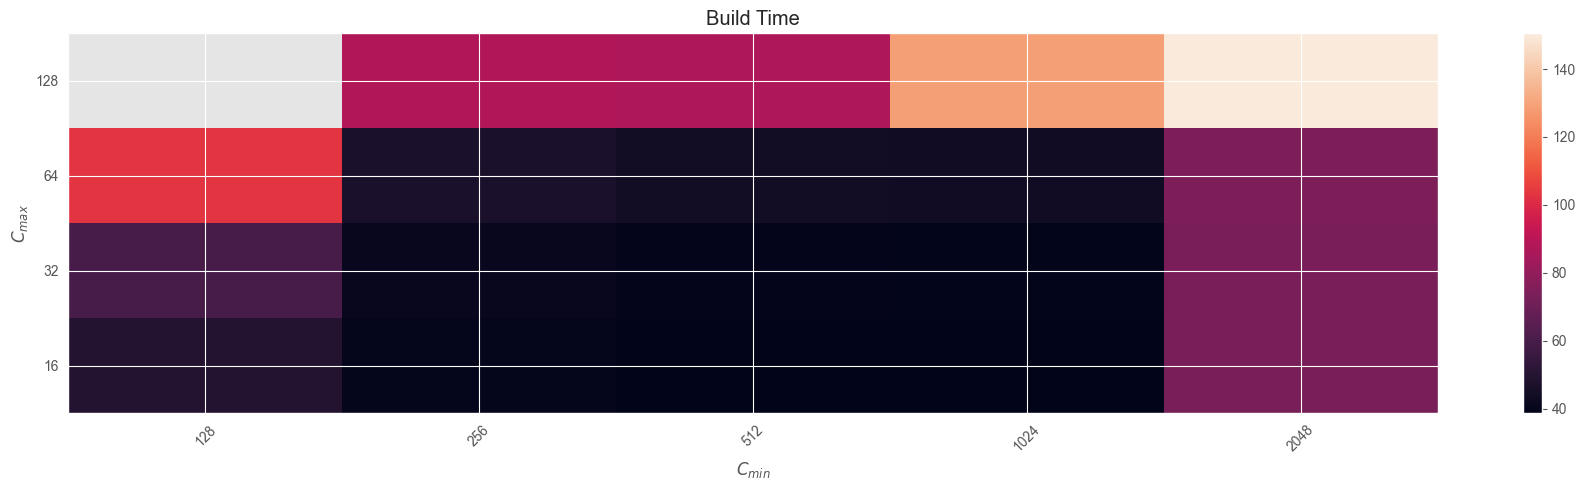
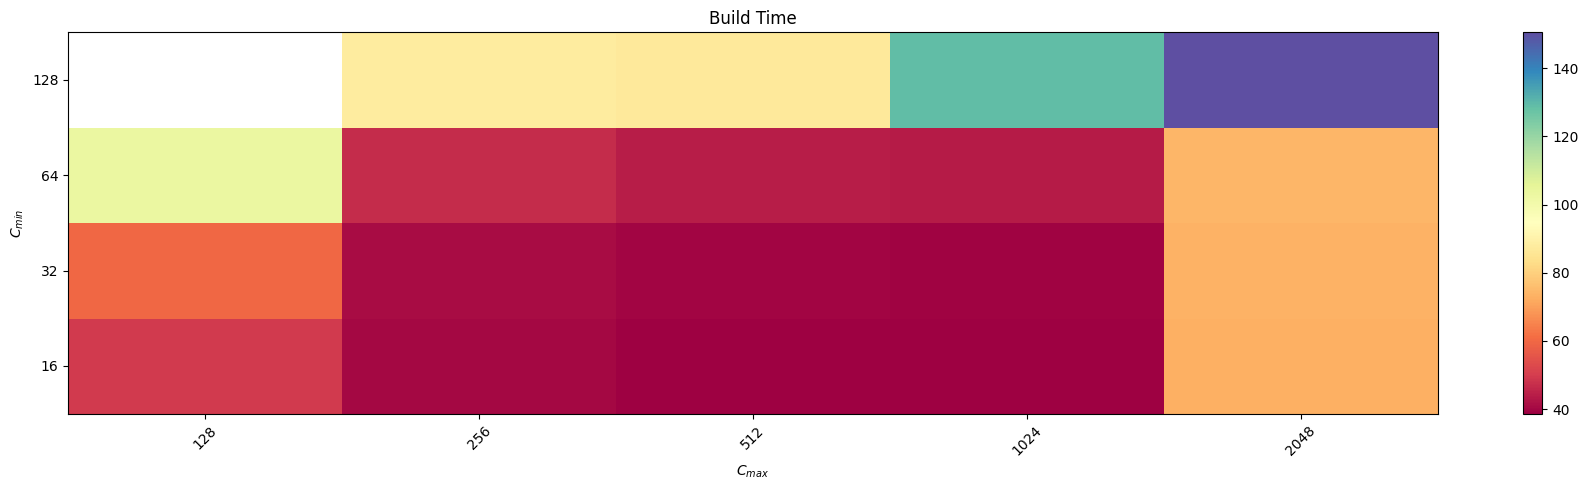
The notebook cell's code change between the first figure and the second:
--- before
+++ after
@@ -1,2 +1,4 @@
+import matplotlib.colors as mcolors
+import seaborn as sns
 df = pd.read_csv("./results/cmaxcmin.csv")
 
@@ -17,10 +19,10 @@
         values=value_col
     )
-
-    im = ax.imshow(pivot.values, aspect="auto", origin="lower")
+    cmap = sns.color_palette("Spectral", as_cmap=True)
+    im = ax.imshow(pivot.values, aspect="auto", origin="lower", cmap=cmap)
 
     ax.set_title(title)
-    ax.set_xlabel(r"$C_{min}$")
-    ax.set_ylabel(r"$C_{max}$")
+    ax.set_xlabel(r"$C_{max}$")
+    ax.set_ylabel(r"$C_{min}$")
 
     ax.set_xticks(np.arange(len(pivot.columns)))

Commit: arreglado